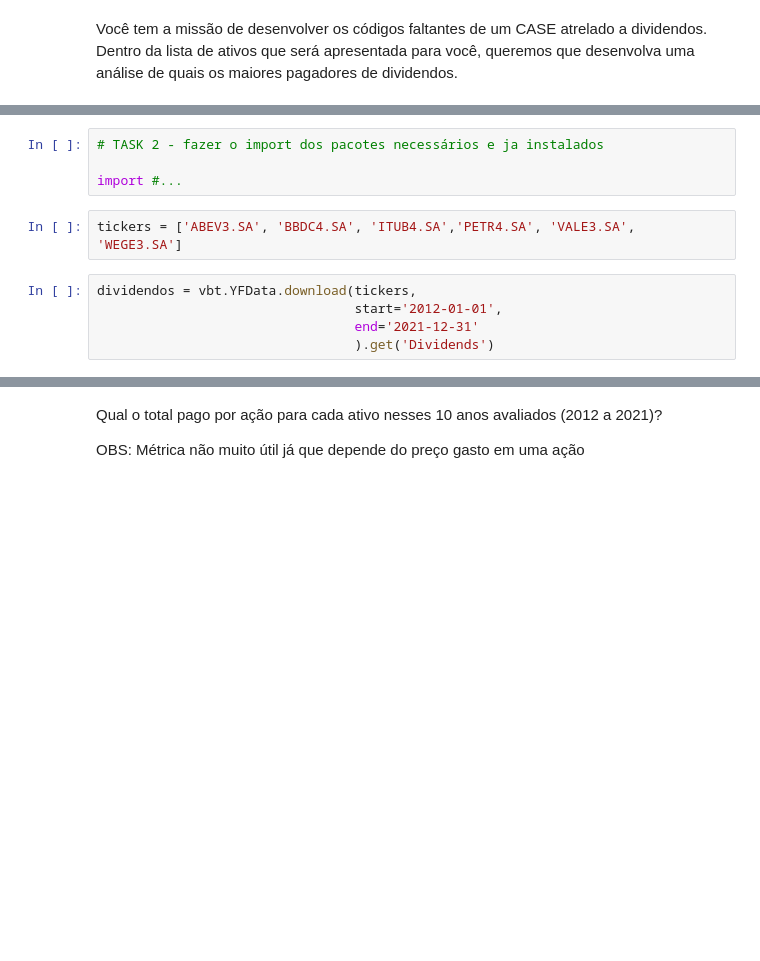
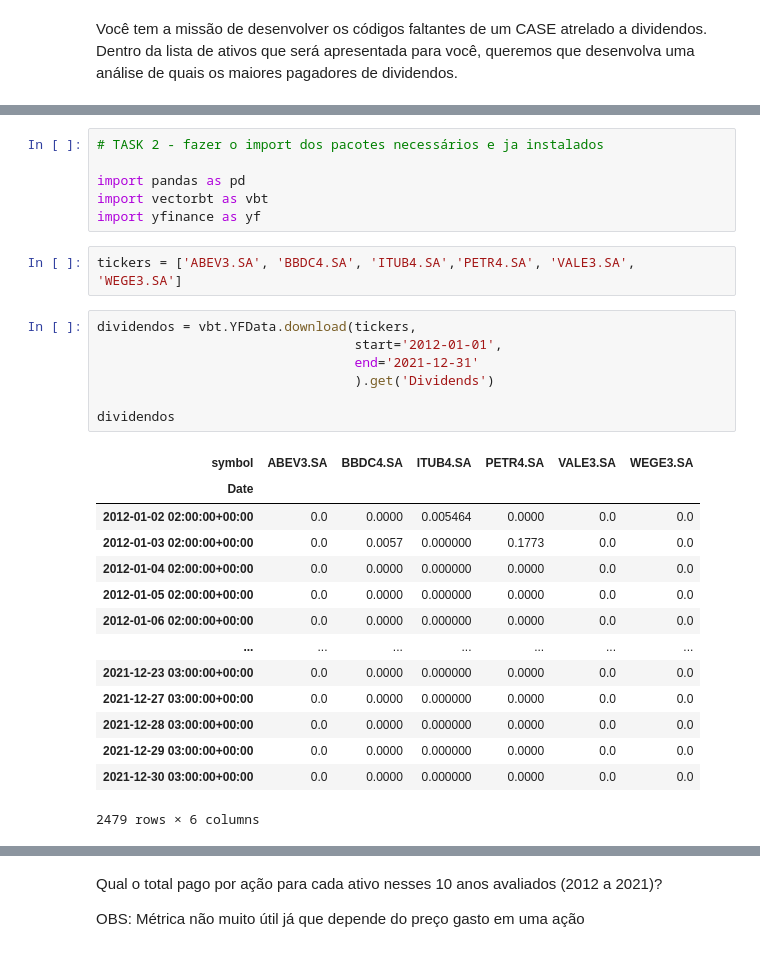
Before and after one commit to rubemmnf/Mercado-Financeiro, a Jupyter notebook: TradingDados/Case2Mentoria/Avaliação_individual_1_mentoria.ipynb, the cells around one changed output, grey strips where cells are left out. Cells and saved outputs as stored; diff of their text form; blank space fills up the shorter version.

```diff
--- a/TradingDados/Case2Mentoria/Avaliação_individual_1_mentoria.ipynb
+++ b/TradingDados/Case2Mentoria/Avaliação_individual_1_mentoria.ipynb
@@ -12,13 +50,32 @@ Dentro da lista de ativos que será apresentada para você, queremos que desenvo
 # %%
 # TASK 2 - fazer o import dos pacotes necessários e ja instalados
 
-import #...
+import pandas as pd
+import vectorbt as vbt
+import yfinance as yf
 # %%
 tickers = ['ABEV3.SA', 'BBDC4.SA', 'ITUB4.SA','PETR4.SA', 'VALE3.SA', 'WEGE3.SA']
 # %%
 dividendos = vbt.YFData.download(tickers,
                                  start='2012-01-01',
                                  end='2021-12-31'
                                  ).get('Dividends')
+
+dividendos
+# %% [output]
+| symbol | ABEV3.SA | BBDC4.SA | ITUB4.SA | PETR4.SA | VALE3.SA | WEGE3.SA |
+| Date |  |  |  |  |  |  |
+| 2012-01-02 02:00:00+00:00 | 0.0 | 0.0000 | 0.005464 | 0.0000 | 0.0 | 0.0 |
+| 2012-01-03 02:00:00+00:00 | 0.0 | 0.0057 | 0.000000 | 0.1773 | 0.0 | 0.0 |
+| 2012-01-04 02:00:00+00:00 | 0.0 | 0.0000 | 0.000000 | 0.0000 | 0.0 | 0.0 |
+| 2012-01-05 02:00:00+00:00 | 0.0 | 0.0000 | 0.000000 | 0.0000 | 0.0 | 0.0 |
+| 2012-01-06 02:00:00+00:00 | 0.0 | 0.0000 | 0.000000 | 0.0000 | 0.0 | 0.0 |
+| ... | ... | ... | ... | ... | ... | ... |
+| 2021-12-23 03:00:00+00:00 | 0.0 | 0.0000 | 0.000000 | 0.0000 | 0.0 | 0.0 |
+| 2021-12-27 03:00:00+00:00 | 0.0 | 0.0000 | 0.000000 | 0.0000 | 0.0 | 0.0 |
+| 2021-12-28 03:00:00+00:00 | 0.0 | 0.0000 | 0.000000 | 0.0000 | 0.0 | 0.0 |
+| 2021-12-29 03:00:00+00:00 | 0.0 | 0.0000 | 0.000000 | 0.0000 | 0.0 | 0.0 |
+| 2021-12-30 03:00:00+00:00 | 0.0 | 0.0000 | 0.000000 | 0.0000 | 0.0 | 0.0 |
+2479 rows × 6 columns
 # %%
 # TASK 3 -  Trazer as primeiras linhas do DF de dividendos
```
Also changed, not shown: parts of 14 cells of this notebook.
